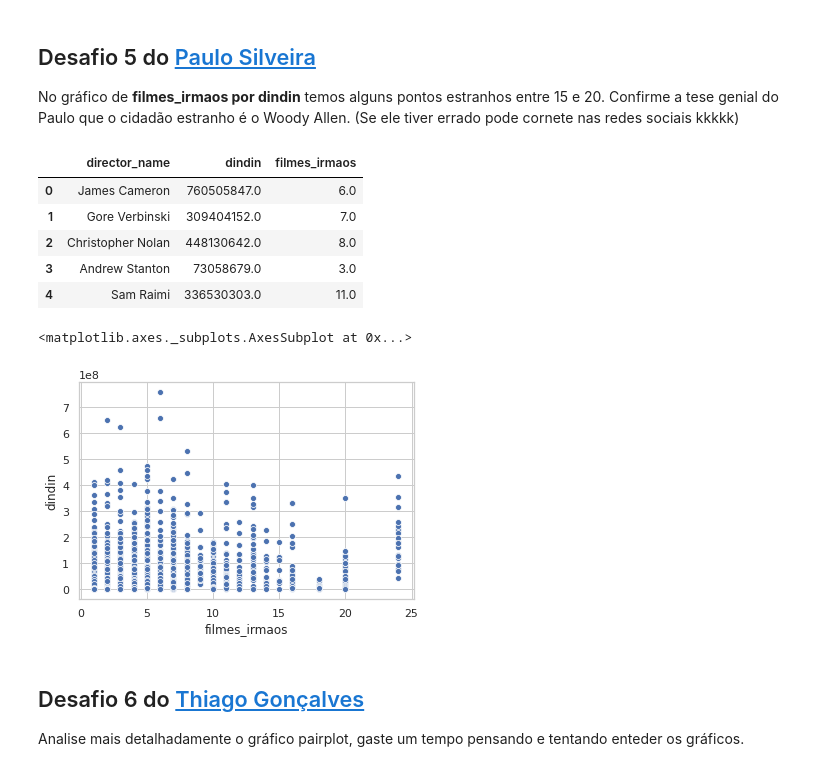
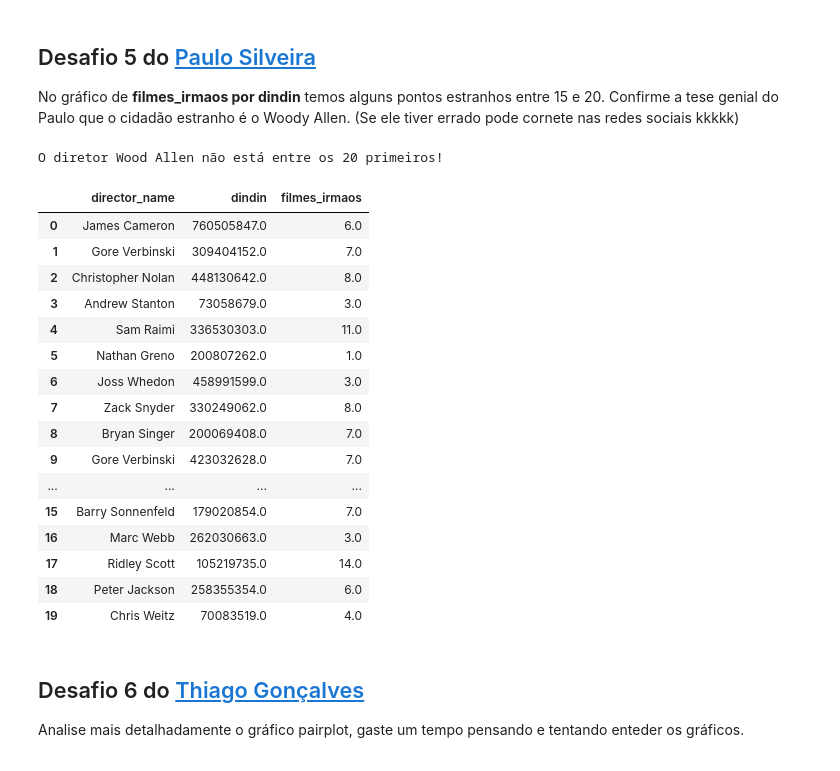
Before and after one commit to itimes-digital/quarentena-dados-alura, a Jupyter notebook: QuarentenaDados_aula03.ipynb, the cells around one changed output. Cells and saved outputs as stored; diff of their text form; code cells hidden in the pictures.

```diff
--- a/QuarentenaDados_aula03.ipynb
+++ b/QuarentenaDados_aula03.ipynb
@@ -462,22 +464,31 @@ O filme 'E o Vento Levou...' (**Gone with the Wind**) detêm a maior bilheteria
 No gráfico de **filmes_irmaos por dindin** temos alguns pontos estranhos entre 15 e 20. Confirme a tese genial do Paulo que o cidadão estranho é o Woody Allen. (Se ele tiver errado pode cornete nas redes sociais kkkkk)
 # %%
 filmes_por_diretor = imdb_usa["director_name"].value_counts()
+filmes_por_diretor
 gross_director = imdb_usa[["director_name", "gross"]].set_index("director_name").join(filmes_por_diretor, on="director_name")
 gross_director.columns=["dindin", "filmes_irmaos"]
 gross_director = gross_director.reset_index()
-gross_director.head()
+print('O diretor Wood Allen não está entre os 20 primeiros!')
+gross_director.head(20)
 # %% [output]
+O diretor Wood Allen não está entre os 20 primeiros!
 |  | director_name | dindin | filmes_irmaos |
 | 0 | James Cameron | 760505847.0 | 6.0 |
 | 1 | Gore Verbinski | 309404152.0 | 7.0 |
 | 2 | Christopher Nolan | 448130642.0 | 8.0 |
 | 3 | Andrew Stanton | 73058679.0 | 3.0 |
 | 4 | Sam Raimi | 336530303.0 | 11.0 |
+| 5 | Nathan Greno | 200807262.0 | 1.0 |
+| 6 | Joss Whedon | 458991599.0 | 3.0 |
+| 7 | Zack Snyder | 330249062.0 | 8.0 |
+| 8 | Bryan Singer | 200069408.0 | 7.0 |
+| 9 | Gore Verbinski | 423032628.0 | 7.0 |
+| ... | ... | ... | ... |
+| 15 | Barry Sonnenfeld | 179020854.0 | 7.0 |
+| 16 | Marc Webb | 262030663.0 | 3.0 |
+| 17 | Ridley Scott | 105219735.0 | 14.0 |
+| 18 | Peter Jackson | 258355354.0 | 6.0 |
+| 19 | Chris Weitz | 70083519.0 | 4.0 |
-# %%
-sns.scatterplot(x="filmes_irmaos", y="dindin", data = gross_director)
-# %% [output]
-<matplotlib.axes._subplots.AxesSubplot at 0x...>
-[figure, removed]
 # %% [markdown]
 ## Desafio 6 do [Thiago Gonçalves](https://twitter.com/tgcsantos)
 
```
Also changed, not shown: parts of 8 cells of this notebook.
